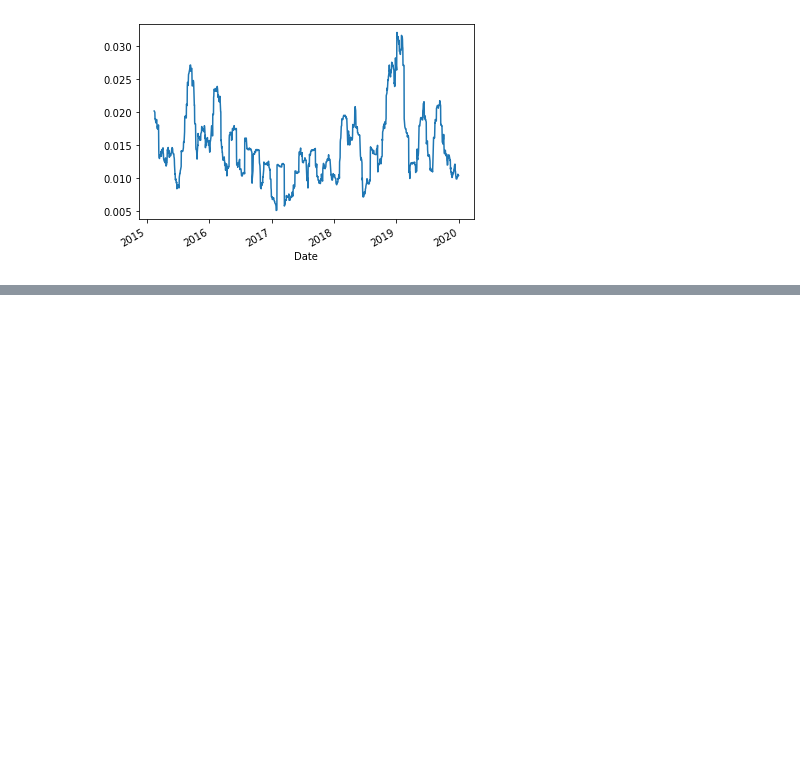
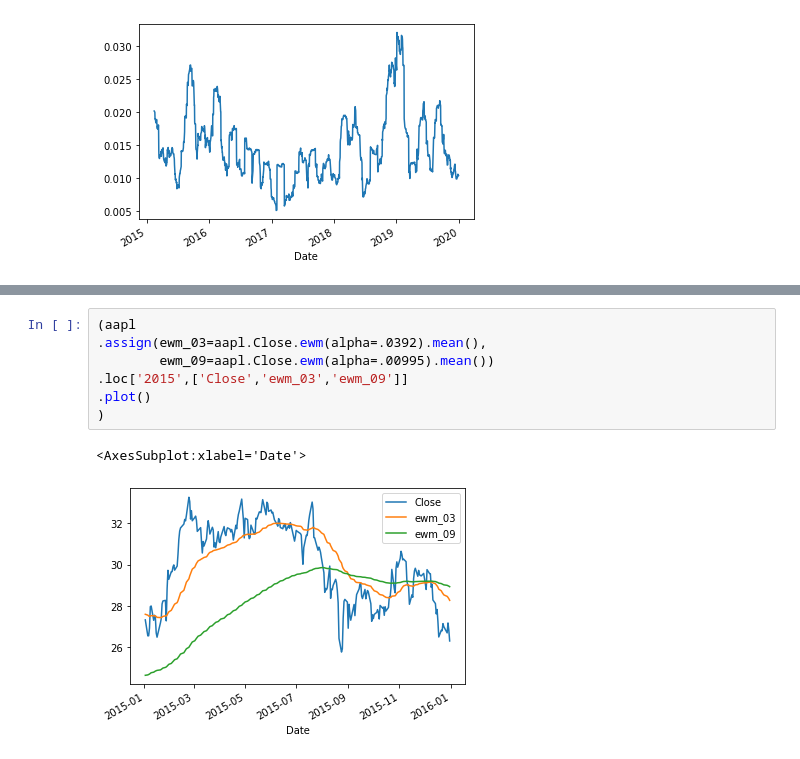
Before and after one commit to JanataZZ/Python-for-Finance, a Jupyter notebook: Python tor finance.ipynb, the cells around one changed output, grey strips where cells are left out. Cells and saved outputs as stored; diff of their text form; blank space fills up the shorter version.

```diff
--- a/Python tor finance.ipynb
+++ b/Python tor finance.ipynb
@@ -561,0 +616,10 @@ _ = (aapl
+# %%
+(aapl
+.assign(ewm_03=aapl.Close.ewm(alpha=.0392).mean(),
+        ewm_09=aapl.Close.ewm(alpha=.00995).mean())
+.loc['2015',['Close','ewm_03','ewm_09']]
+.plot()
+)
+# %% [output]
+<AxesSubplot:xlabel='Date'>
+[figure, added]
```
Also changed, not shown: parts of 16 cells of this notebook.
